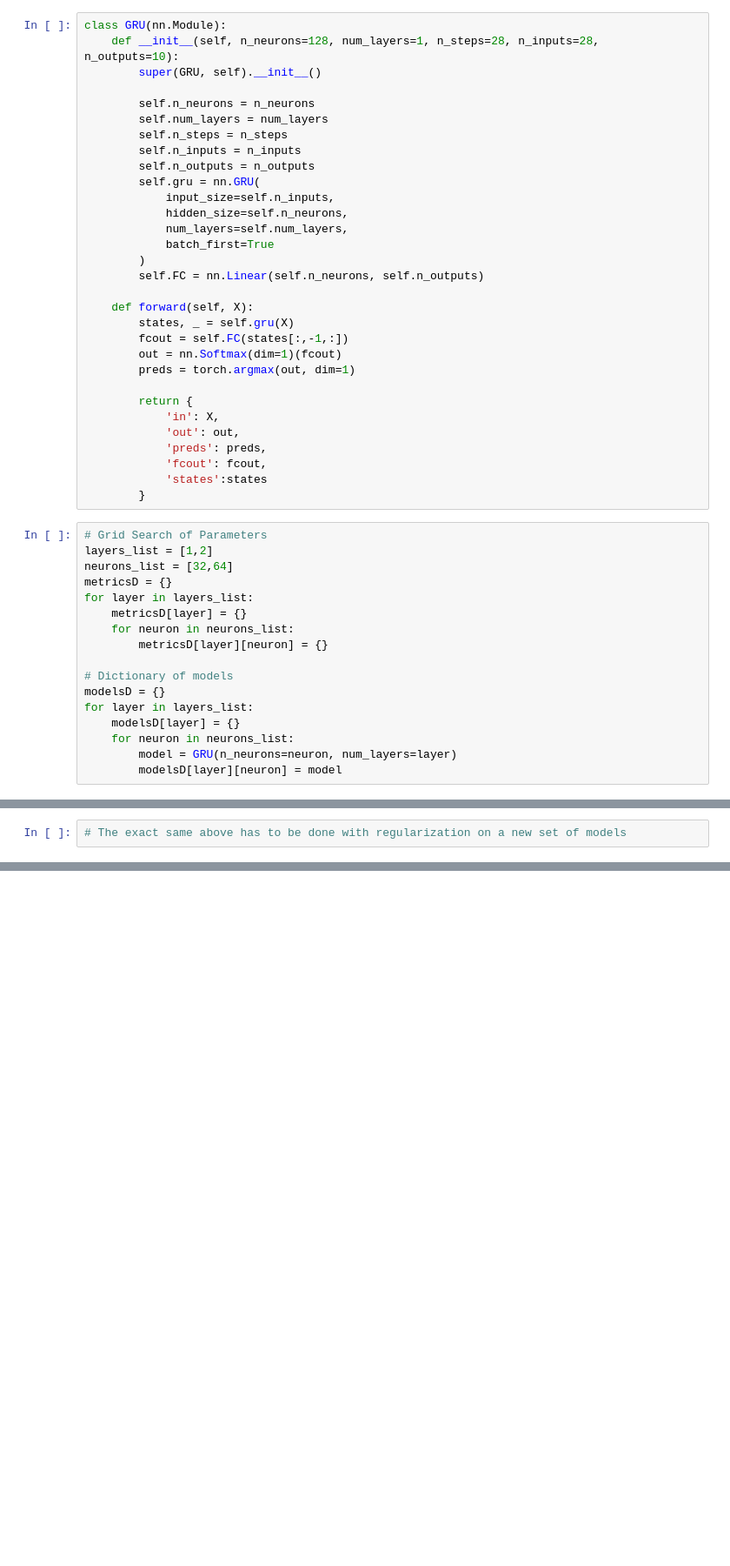
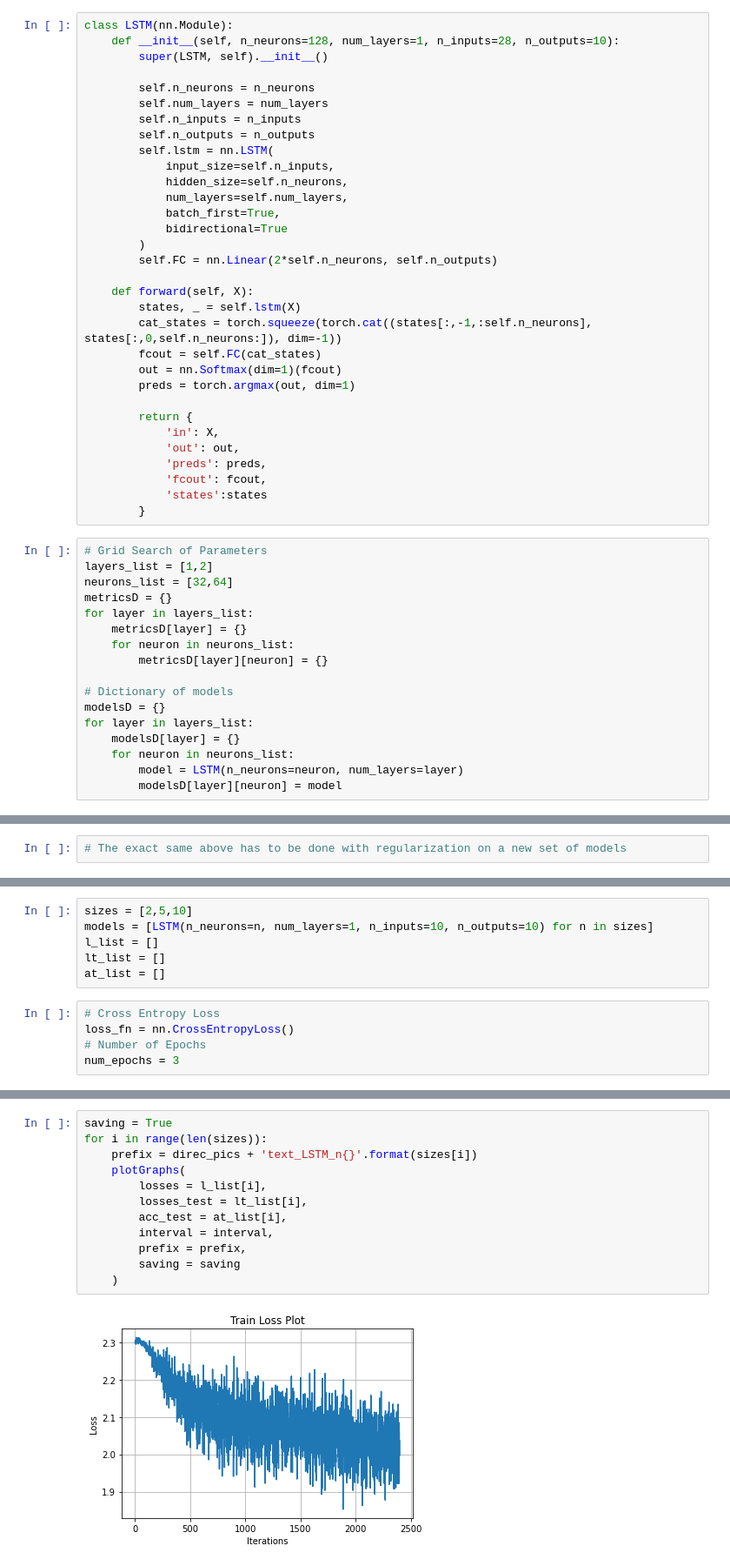
Before and after one commit to anirudhr97/EE6132_Advanced_Signal_Processing, a Jupyter notebook: Lab4/EE6132_Lab4_RNN.ipynb, the cells around one changed output, grey strips where cells are left out. Shown: that part at 87% size. Cells and saved outputs as stored; diff of their text form; blank space fills up the shorter version.

```diff
--- a/Lab4/EE6132_Lab4_RNN.ipynb
+++ b/Lab4/EE6132_Lab4_RNN.ipynb
@@ -753,26 +737,27 @@ for layer in modelsD:
 # %% [markdown]
 ## Bidirectional LSTM
 # %%
-class GRU(nn.Module):
-    def __init__(self, n_neurons=128, num_layers=1, n_steps=28, n_inputs=28, n_outputs=10):
-        super(GRU, self).__init__()
+class LSTM(nn.Module):
+    def __init__(self, n_neurons=128, num_layers=1, n_inputs=28, n_outputs=10):
+        super(LSTM, self).__init__()
 
         self.n_neurons = n_neurons
         self.num_layers = num_layers
-        self.n_steps = n_steps
         self.n_inputs = n_inputs
         self.n_outputs = n_outputs
-        self.gru = nn.GRU(
+        self.lstm = nn.LSTM(
             input_size=self.n_inputs,
             hidden_size=self.n_neurons,
             num_layers=self.num_layers,
-            batch_first=True
+            batch_first=True,
+            bidirectional=True
         )
-        self.FC = nn.Linear(self.n_neurons, self.n_outputs)
+        self.FC = nn.Linear(2*self.n_neurons, self.n_outputs)
 
     def forward(self, X):
-        states, _ = self.gru(X)
-        fcout = self.FC(states[:,-1,:])
+        states, _ = self.lstm(X)
+        cat_states = torch.squeeze(torch.cat((states[:,-1,:self.n_neurons], states[:,0,self.n_neurons:]), dim=-1))
+        fcout = self.FC(cat_states)
         out = nn.Softmax(dim=1)(fcout)
         preds = torch.argmax(out, dim=1)
 
@@ -798,7 +783,7 @@ modelsD = {}
 for layer in layers_list:
     modelsD[layer] = {}
     for neuron in neurons_list:
-        model = GRU(n_neurons=neuron, num_layers=layer)
+        model = LSTM(n_neurons=neuron, num_layers=layer)
         modelsD[layer][neuron] = model
 # %%
 # Cross Entropy Loss
@@ -894,0 +1015,11 @@ for layer in modelsD:
+# %%
+sizes = [2,5,10]
+models = [LSTM(n_neurons=n, num_layers=1, n_inputs=10, n_outputs=10) for n in sizes]
+l_list = []
+lt_list = []
+at_list = []
+# %%
+# Cross Entropy Loss
+loss_fn = nn.CrossEntropyLoss()
+# Number of Epochs
+num_epochs = 3
@@ -894,0 +1083,14 @@ for layer in modelsD:
+# %%
+saving = True
+for i in range(len(sizes)):
+    prefix = direc_pics + 'text_LSTM_n{}'.format(sizes[i])
+    plotGraphs(
+        losses = l_list[i],
+        losses_test = lt_list[i],
+        acc_test = at_list[i],
+        interval = interval,
+        prefix = prefix,
+        saving = saving
+    )
+# %% [output]
+[figure, added]
```
Also changed, not shown: parts of 16 cells of this notebook, 12 other files.
